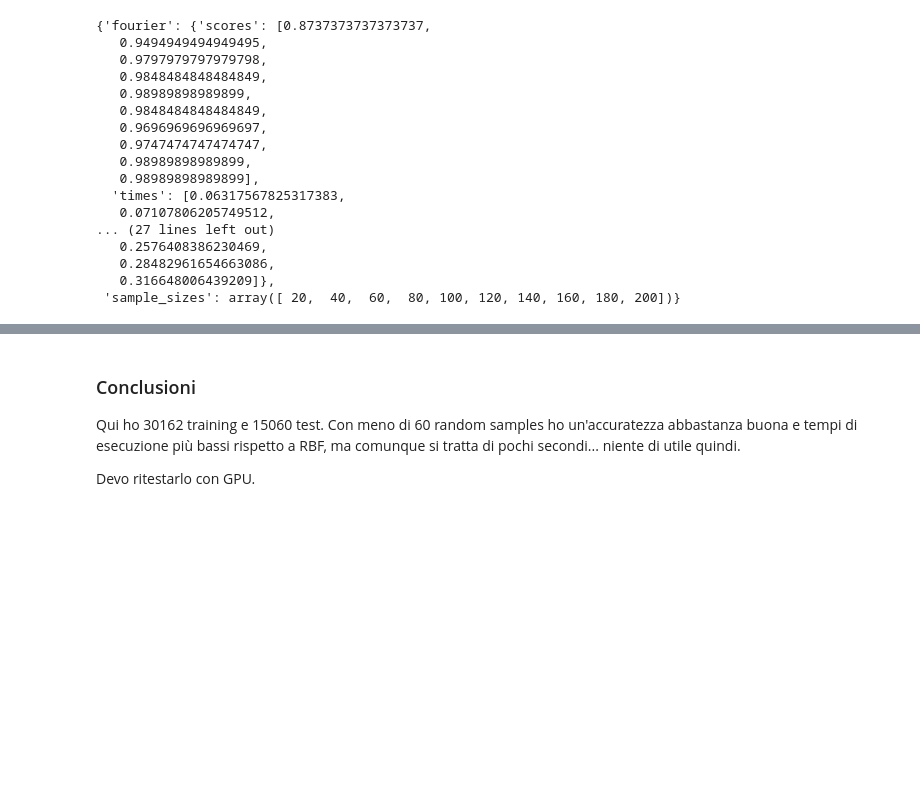
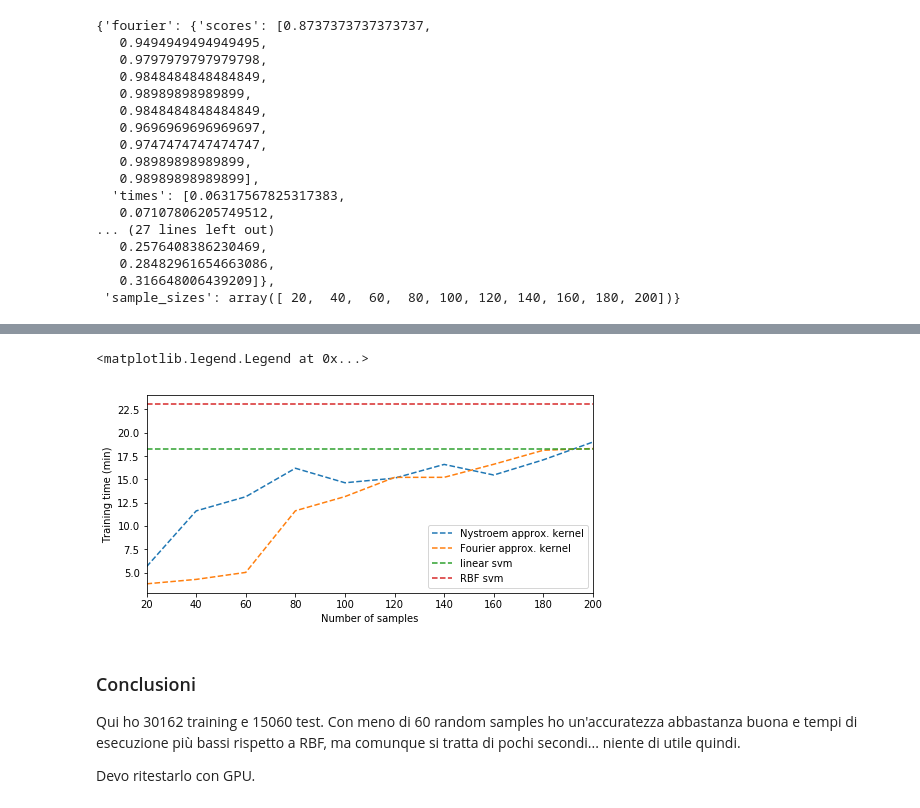
Before and after one commit to ginevracoal/statisticalMachineLearning, a Jupyter notebook: individual_project/code/adult.ipynb, the cells around one changed output, grey strips where cells are left out. Drawn from its saved outputs; the diff is of its cells as text; code cells hidden in the pictures; blank space fills up the shorter version.

```diff
--- a/individual_project/code/adult.ipynb
+++ b/individual_project/code/adult.ipynb
@@ -177,3 +252,41 @@ plot_timescale(job_results)
+# %%
+fit = job_results
+
+sample_sizes = fit['sample_sizes']
+
+kernel = fit['kernel']
+linear = fit['linear']
+nystroem = fit['nystroem']
+fourier = fit['fourier']
+
+kernel_svm_score = kernel['score']
+linear_svm_score = linear['score']
+nystroem_scores = nystroem['scores']
+fourier_scores = fourier['scores']
+
+kernel_svm_time = kernel['time']*60
+linear_svm_time = linear['time']*60
+nystroem_times = [time*60 for time in nystroem['times']]
+fourier_times = [time*60 for time in fourier['times']]
+
+# plot the results
+plt.figure(figsize=(8, 8))
+
+timescale = plt.subplot(212)
+
+timescale.plot(sample_sizes, nystroem_times, '--', label='Nystroem approx. kernel')
+timescale.plot(sample_sizes, fourier_times, '--', label='Fourier approx. kernel')
+timescale.plot([sample_sizes[0], sample_sizes[-1]],
+               [linear_svm_time, linear_svm_time], '--', label='linear svm')
+timescale.plot([sample_sizes[0], sample_sizes[-1]],
+               [kernel_svm_time, kernel_svm_time], '--', label='RBF svm')
+timescale.set_xlim(sample_sizes[0], sample_sizes[-1])
+timescale.set_xlabel("Number of samples")
+timescale.set_ylabel("Training time (min)")
+timescale.legend(loc='best')
+# %% [output]
+<matplotlib.legend.Legend at 0x...>
+[figure, added]
 # %% [markdown]
 ### Conclusioni
 
```
Also changed, not shown: parts of 11 cells of this notebook, 9 other files.
